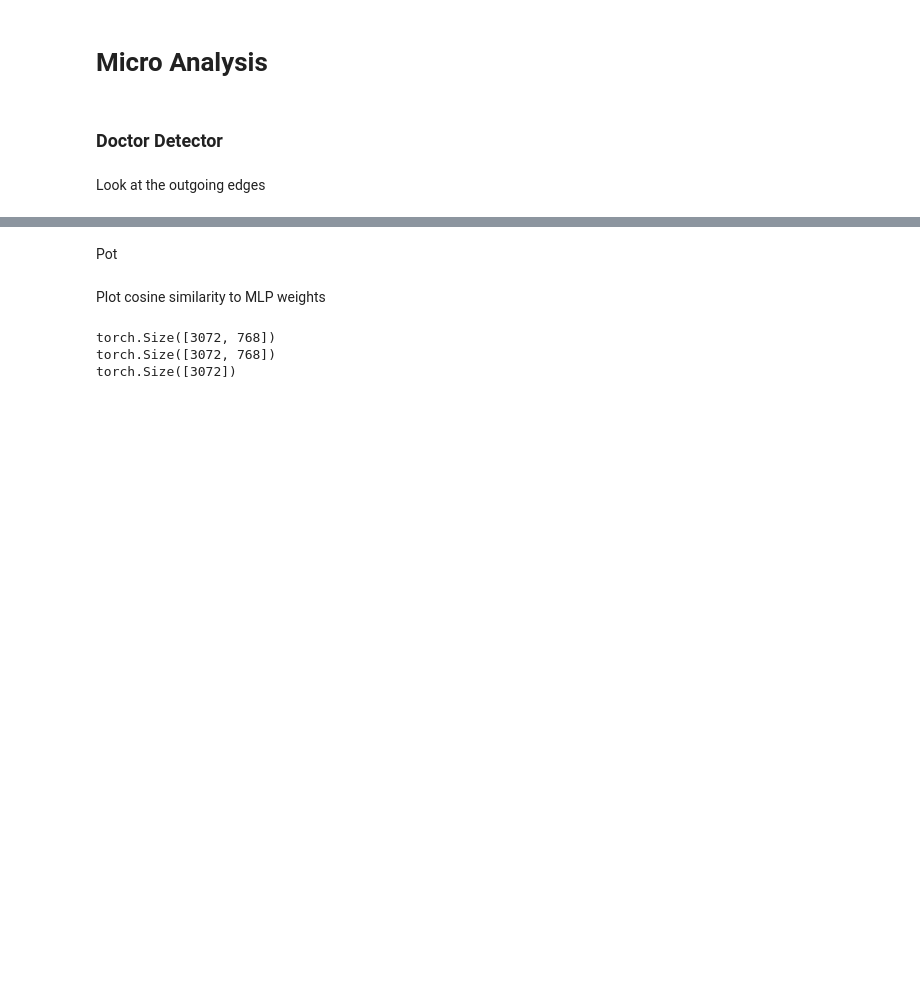
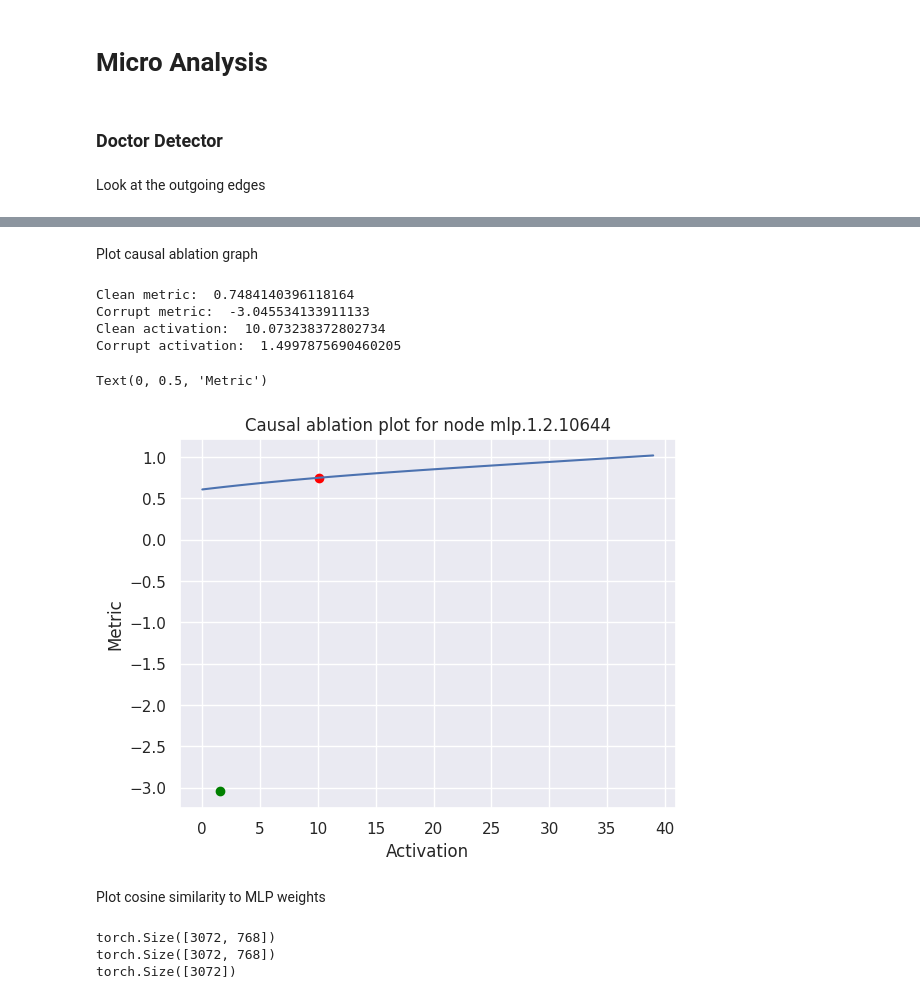
Before and after one commit to dtch1997/circuit-finder, a Jupyter notebook: circuit_finder/experiments/gender_bias.ipynb, the cells around one changed output, grey strips where cells are left out. Saved outputs shown, nothing was run; the diff lists cells and outputs as text; code cells hidden in the pictures; blank space fills up the shorter version.

Commit message:
casual ablation

```diff
--- a/circuit_finder/experiments/gender_bias.ipynb
+++ b/circuit_finder/experiments/gender_bias.ipynb
@@ -366,6 +369,16 @@ def get_node_patch_hook(
         return node_patch_hook(act, hook, token_idx, feature_idx, value)
 
     return hook_name, hook_fn
+# %%
+# Get the clean and corrupt cache
+from circuit_finder.patching.ablate import splice_model_with_saes_and_transcoders
+
+def filter_sae_acts_and_errors(name: str):
+    return "hook_sae_acts_post" in name or "hook_sae_error" in name
+
+with splice_model_with_saes_and_transcoders(model, transcoders, attn_saes) as spliced_model:
+    _, clean_cache = model.run_with_cache(clean_tokens, names_filter = filter_sae_acts_and_errors)
+    _, corrupt_cache = model.run_with_cache(corrupt_tokens, names_filter = filter_sae_acts_and_errors)
 # %%
 from circuit_finder.core.types import get_node_name, parse_node_name
 
@@ -400,12 +413,49 @@ get_outgoing_edge_df(df, module_name, layer, feature_idx).sort_values('edge_metr
-# %% [markdown]
-Pot
+# %% [markdown]
+Plot causal ablation graph
+# %%
+with torch.no_grad():
+    clean_metric = metric_fn(model, clean_tokens).item()
+    corrupt_metric = metric_fn(model, corrupt_tokens).item()
+clean_act = get_node_act(clean_cache, module_name, layer, token_idx, feature_idx).item()
+corrupt_act = get_node_act(corrupt_cache, module_name, layer, token_idx, feature_idx).item()
+
+print("Clean metric: ", clean_metric)
+print("Corrupt metric: ", corrupt_metric)
+print("Clean activation: ", clean_act)
+print("Corrupt activation: ", corrupt_act)
+# %% [output]
+Clean metric:  0.7484140396118164
+Corrupt metric:  -3.045534133911133
+Clean activation:  10.073238372802734
+Corrupt activation:  1.4997875690460205
 # %%
 # Node patching for L8.Att.14.16513
+
+values = []
+metrics = []
 with splice_model_with_saes_and_transcoders(model, transcoders, attn_saes) as spliced_model:
-    for value in range(11):
-        with model.hooks(fwd_hooks = [get_node_patch_hook(l8_att_node, value)]):
+    for value in range(40):
+        with model.hooks(fwd_hooks = [get_node_patch_hook(nodes["doctor_detector"], value)]):
             metric = metric_fn(model, clean_tokens).item()
-            print(value, metric)
+            metrics.append(metric)
+            values.append(value)
+# %%
+import seaborn as sns
+import matplotlib.pyplot as plt
+
+sns.set_theme()
+sns.lineplot(x = values, y = metrics)
+plt.scatter([clean_act], [clean_metric], color = 'red')
+plt.scatter([corrupt_act], [corrupt_metric], color = 'green')
+# plt.axvline(x = clean_act, color = 'red')
+# plt.axvline(x = corrupt_act, color = 'green')
+
+plt.title(f"Causal ablation plot for node {nodes['doctor_detector']}")
+plt.xlabel("Activation")
+plt.ylabel("Metric")
+# %% [output]
+Text(0, 0.5, 'Metric')
+[figure, added]
 # %% [markdown]
 Plot cosine similarity to MLP weights
 # %%
```
Also changed, not shown: parts of 11 cells of this notebook.
